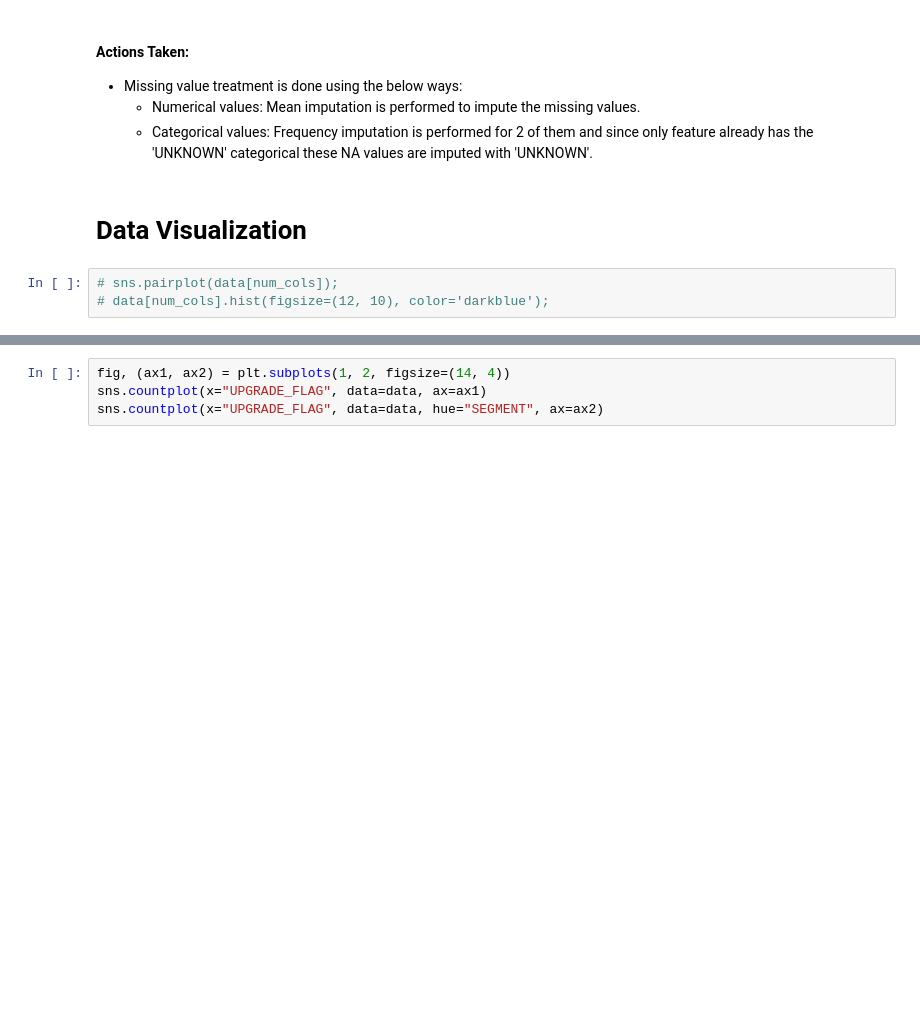
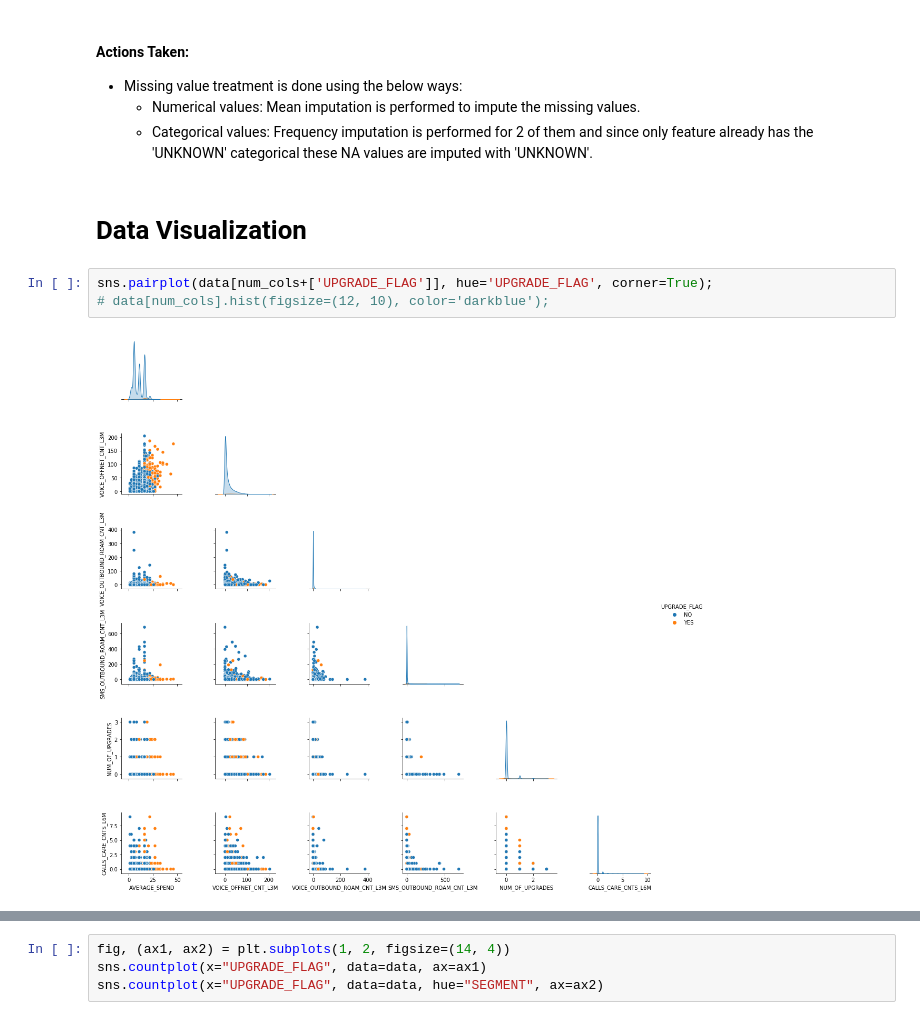
Before and after one commit to rameshs-data/Customer_Upgrade_Prediction, a Jupyter notebook: CustomerUpgradePrediction.ipynb, the cells around one changed output, grey strips where cells are left out. Saved outputs shown, nothing was run; the diff lists cells and outputs as text; blank space fills up the shorter version.

Commit message:
Visualizations

```diff
--- a/CustomerUpgradePrediction.ipynb
+++ b/CustomerUpgradePrediction.ipynb
@@ -320,5 +320,7 @@ for col in ['LOYALTY_FLAG', 'AUTO_TOPUP', 'NUM_OF_UPGRADES', 'CALLS_CARE_CNTS_L6
 # %% [markdown]
 # Data Visualization
 # %%
-# sns.pairplot(data[num_cols]);
+sns.pairplot(data[num_cols+['UPGRADE_FLAG']], hue='UPGRADE_FLAG', corner=True);
 # data[num_cols].hist(figsize=(12, 10), color='darkblue');
+# %% [output]
+[figure, added]
```
Also changed, not shown: parts of 17 cells of this notebook.
